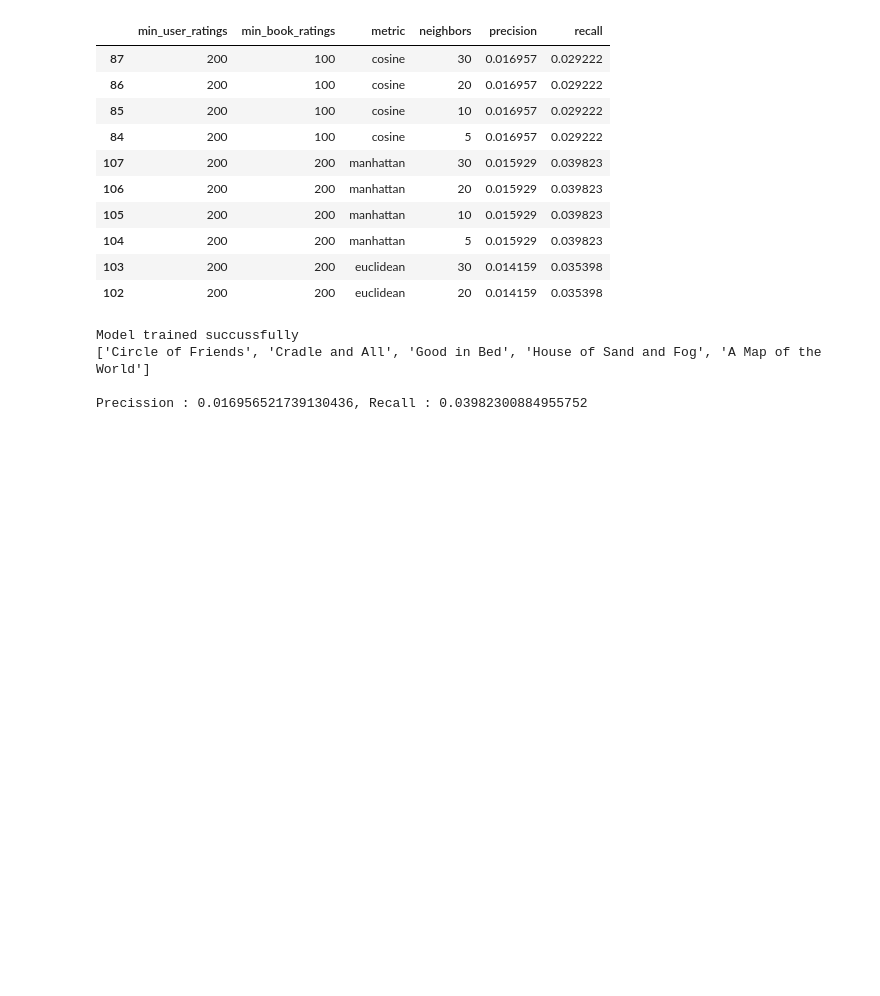
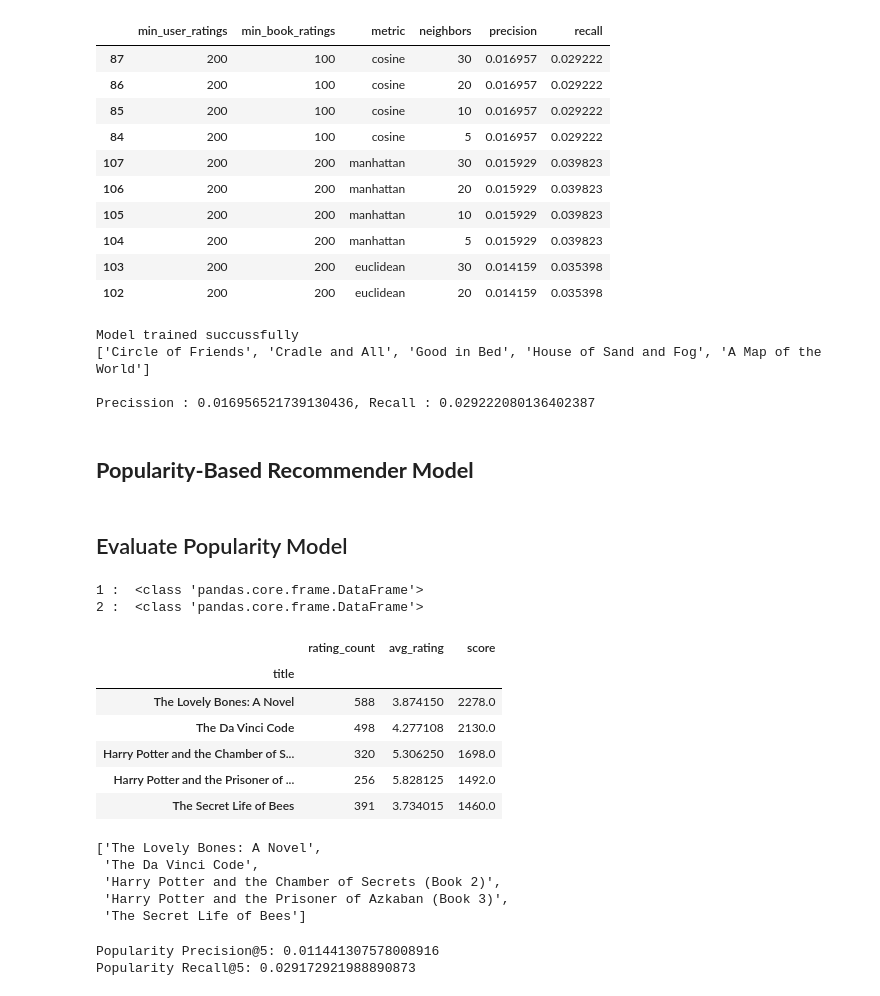
Before and after one commit to PathumDilhara/Collaborative-Filtering-Recommendation-System, a Jupyter notebook: version_03.ipynb, the cells around one changed output. Cells and saved outputs as stored; diff of their text form; code cells hidden in the pictures; blank space fills up the shorter version.

Commit message:
Evaluating Knn model with popularity based recommendation

```diff
--- a/version_03.ipynb
+++ b/version_03.ipynb
@@ -507,7 +507,7 @@ recs = recommend_books(
     n_neighbors_trained=best_n_neighbors
 )
 
-precision, reccall = precision_recall_model(
+precision, recall = precision_recall_model(
     model,
     pivot,
     test_ratings,
@@ -522,4 +522,45 @@ print(f"\nPrecission : {precision}, Recall : {recall}")
 Model trained succussfully
 ['Circle of Friends', 'Cradle and All', 'Good in Bed', 'House of Sand and Fog', 'A Map of the World']
 
-Precission : 0.016956521739130436, Recall : 0.03982300884955752
+Precission : 0.016956521739130436, Recall : 0.029222080136402387
+# %% [markdown]
+## **Popularity-Based Recommender Model**
+# %%
+# train_ratings → a dataframe containing user ratings
+# min_ratings=50 → default threshold.
+#  book_pivot, train_ratings, test_ratings
+
+# avg_rating => ∑ri / N = sum of all ratings of a book / number of ratings ( 0 also get into sum & count)
+# score => avg_rating × N = sum of all rarings of a particular book
+
+def build_popularity_based_reccomender_model(train_ratings):
+
+    # create a new table that summarizes ratings for each book
+    popularity = train_ratings.groupby("title") # We haven’t calculated anything yet, We only separated rows into buckets
+    print("1 : ", type(df))
+
+    # "rating" = This is the column name in your DataFrame, "count" & "mean" = These are aggregation functions that Pandas already knows
+    # “For each group, calculate these statistics from the rating column" > count -How many ratings exist, mean - Average rating
+    # "count" & "mean" are built-in Pandas aggregation functions used inside .agg()
+    popularity = popularity.agg({
+        "ratings" : ["count", "mean"]
+    })
+    print("2 : ", type(popularity))
+
+    # After aggregation, pandas creates multi-level column rename them to simpler names
+    popularity.columns = ["rating_count", "avg_rating"]
+
+    # Create ranking score => average_rating × number_of_ratings
+    popularity["score"] = (
+        popularity["avg_rating"] * popularity["rating_count"]
+    )
+
+    popularity = popularity.sort_values("score", ascending=False)
+
+    return popularity
+
+
+def recommend_popular(popularity_df, k=5):
+    return popularity_df.index[:k].tolist()
+# %% [markdown]
+## Evaluate Popularity Model
@@ -525,0 +593,34 @@ Precission : 0.016956521739130436, Recall : 0.03982300884955752
+# %%
+# Popularity model does NOT need heavy user filtering
+
+_, train_ratings_10_50, test_ratings = build_dataset(min_user_ratings=10, min_book_ratings=50)
+
+popularity_df = build_popularity_based_reccomender_model(train_ratings=train_ratings_10_50)
+
+df.head()
+# %% [output]
+1 :  <class 'pandas.core.frame.DataFrame'>
+2 :  <class 'pandas.core.frame.DataFrame'>
+|  | rating_count | avg_rating | score |
+| title |  |  |  |
+| The Lovely Bones: A Novel | 588 | 3.874150 | 2278.0 |
+| The Da Vinci Code | 498 | 4.277108 | 2130.0 |
+| Harry Potter and the Chamber of S... | 320 | 5.306250 | 1698.0 |
+| Harry Potter and the Prisoner of ... | 256 | 5.828125 | 1492.0 |
+| The Secret Life of Bees | 391 | 3.734015 | 1460.0 |
+# %%
+recommend_popular(popularity_df, k=5)
+# %% [output]
+['The Lovely Bones: A Novel',
+ 'The Da Vinci Code',
+ 'Harry Potter and the Chamber of Secrets (Book 2)',
+ 'Harry Potter and the Prisoner of Azkaban (Book 3)',
+ 'The Secret Life of Bees']
+# %%
+pop_precision, pop_recall = evaluate_popularity(popularity_df, test_ratings)
+
+print("Popularity Precision@5:", pop_precision)
+print("Popularity Recall@5:", pop_recall)
+# %% [output]
+Popularity Precision@5: 0.011441307578008916
+Popularity Recall@5: 0.029172921988890873
```
Also changed, not shown: parts of 3 cells of this notebook.
